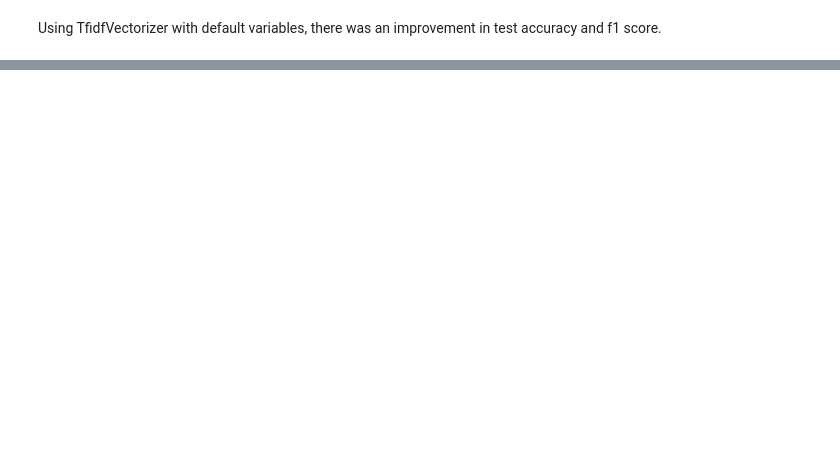
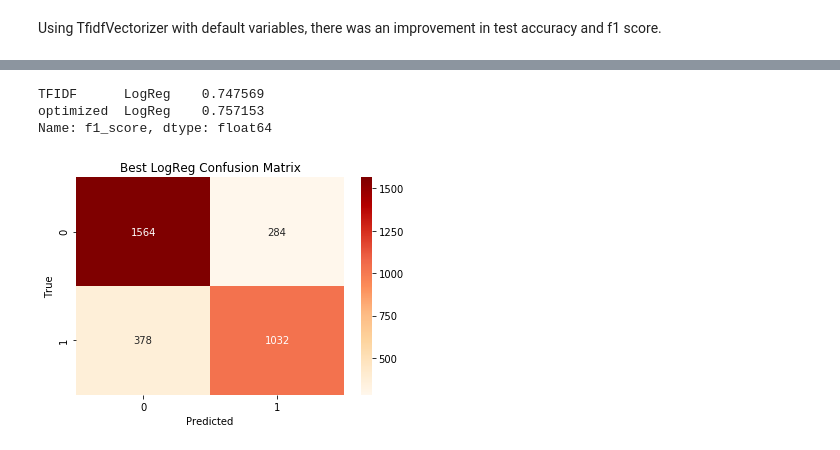
Before and after one commit to barcilla/Capstone_2, a Jupyter notebook: Tweet Classifier: Detecting Disasters.ipynb, the cells around one changed output, grey strips where cells are left out. Cells and saved outputs as stored; diff of their text form; code cells hidden in the pictures; blank space fills up the shorter version.

```diff
--- a/Tweet Classifier: Detecting Disasters.ipynb
+++ b/Tweet Classifier: Detecting Disasters.ipynb
@@ -801,6 +819,8 @@ performance['CountVectorizer']['KNN'] = {}
 performance['CountVectorizer']['KNN']['train_accuracy'] = knn_pipe.score(X_train,y_train)
 performance['CountVectorizer']['KNN']['test_accuracy'] = knn_pipe.score(X_test, y_test)
 performance['CountVectorizer']['KNN']['f1_score'] = f1_score(y_test, y_pred)
+performance['CountVectorizer']['KNN']['precision_score'] = precision_score(y_test, y_pred)
+performance['CountVectorizer']['KNN']['recall_score'] = recall_score(y_test, y_pred)
 # %% [output]
 Model Score on Train: 0.823
 Model Score on Test: 0.737
@@ -1509,0 +1183,21 @@ pd.DataFrame.from_dict({(x,y): performance[x][y]
+# %%
+%%time
+rf_param = {
+    'columntransformer__tfidf__ngram_range': [(1,1),(1,2),(1,3)],
+    'columntransformer__tfidf__min_df':[1, 5, 10],
+    'columntransformer__tfidf__max_df':[0.5, 0.75, 0.95],
+    'randomforestclassifier__n_estimators': [50, 100, 250, 500],
+    'randomforestclassifier__max_features': ['sqrt', 'log2', None],
+    'randomforestclassifier__max_depth': [50, 100, 250, 500, None],
+}
+random = RandomizedSearchCV(estimator = rf_pipe_tfidf,
+                            param_distributions = rf_param,
+                            cv=5,
+                            scoring = 'f1',
+                            random_state=34)
+best_rf = random.fit(X_train, y_train)
+optimized_rf = best_rf.best_estimator_
+y_pred3 = optimized_rf.predict(X_test)
+print('Best Score: ', best_rf.best_score_)
+print()
+print('Best Params: ', best_rf.best_params_ )
@@ -1509,0 +1210,26 @@ pd.DataFrame.from_dict({(x,y): performance[x][y]
+# %%
+performance['optimized']['RandomForest'] = {}
+performance['optimized']['RandomForest']['train_accuracy'] = optimized_rf.score(X_train,y_train)
+performance['optimized']['RandomForest']['test_accuracy'] = optimized_rf.score(X_test, y_test)
+performance['optimized']['RandomForest']['f1_score'] = f1_score(y_test, y_pred3)
+performance['optimized']['RandomForest']['precision_score'] = precision_score(y_test, y_pred3)
+performance['optimized']['RandomForest']['recall_score'] = recall_score(y_test, y_pred3)
+# %%
+best_performance = pd.DataFrame.from_dict({(x,y): performance[x][y]
+                                           for x in performance.keys()
+                                           for y in performance[x].keys()},
+                                          orient = 'columns')
+# %%
+display(best_performance[['TFIDF','optimized']].loc['f1_score',idx[:,'LogReg']])
+
+conf1 = confusion_matrix(y_test, y_pred1)
+_ = sns.heatmap(conf1, annot=True, fmt='d', cmap='OrRd')
+_ = plt.xlabel('Predicted')
+_ = plt.ylabel('True')
+_ = plt.title('Best LogReg Confusion Matrix')
+plt.show()
+# %% [output]
+TFIDF      LogReg    0.747569
+optimized  LogReg    0.757153
+Name: f1_score, dtype: float64
+[figure, added]
```
Also changed, not shown: parts of 80 cells of this notebook.
